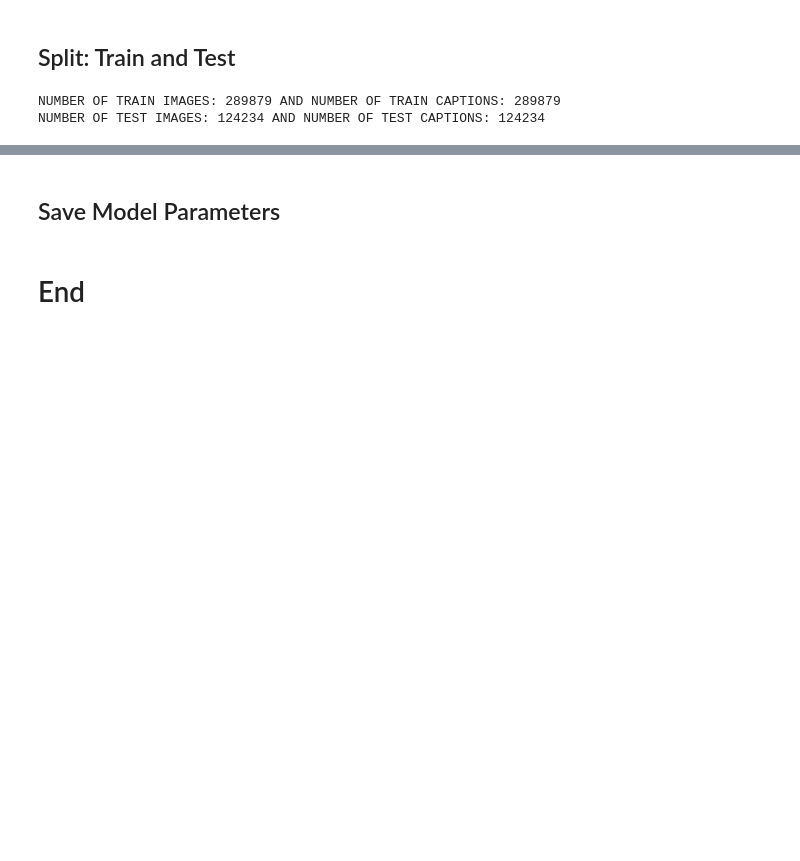
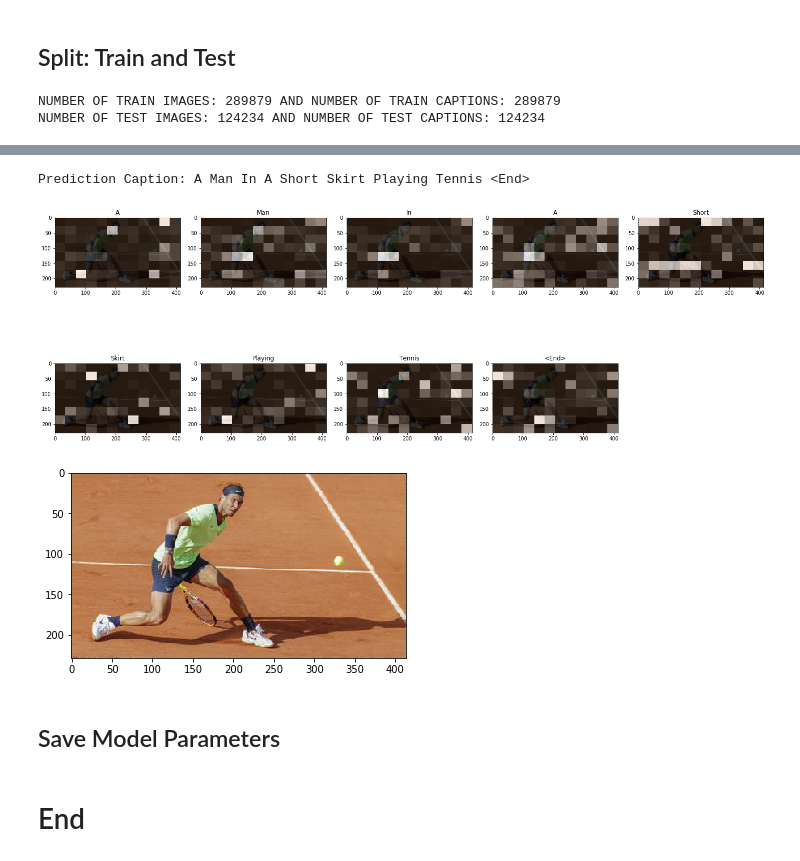
Before and after one commit to juanse1608/AST-ImageCaptioning, a Jupyter notebook: Notebooks/ImageCaptioningDemo.ipynb, the cells around one changed output, grey strips where cells are left out. Saved outputs shown, nothing was run; the diff lists cells and outputs as text; code cells hidden in the pictures; blank space fills up the shorter version.

```diff
--- a/Notebooks/ImageCaptioningDemo.ipynb
+++ b/Notebooks/ImageCaptioningDemo.ipynb
@@ -440,3 +535,38 @@ Time taken for 1 epoch 504.33 sec
+# %%
+def plot_attention(image, result, attention_plot):
+    temp_image = np.array(Image.open(image))
+
+    fig = plt.figure(figsize=(20, 20))
+
+    len_result = len(result)
+    for i in range(len_result):
+        temp_att = np.resize(attention_plot[i], (8,12))
+        grid_size = max(np.ceil(len_result/2), 4)
+        ax = fig.add_subplot(grid_size, grid_size, i+1)
+        ax.set_title(result[i].title())
+        img = ax.imshow(temp_image)
+        ax.imshow(temp_att, cmap='gray', alpha=0.8, extent=img.get_extent())
+
+    plt.tight_layout()
+    plt.show()
+# %%
+image_url = 'https://imagenes.elpais.com/resizer/7KXITMpDFmkpsxS8-EvyTp0_IoM=/414x0/cloudfront-eu-central-1.images.arcpublishing.com/prisa/HLPKVAU6TD5OBDKAIWTFCI5HYA.jpg'
+image_extension = image_url[-4:]
+image_path = tf.keras.utils.get_file('image_nadal'+image_extension, origin=image_url)
+
+result, attention_plot = evaluate(image_path)
+print('Prediction Caption:', ' '.join([r.title() for r in result]))
+
+plot_attention(image_path, result, attention_plot)
+
+# Opening the image
+img = mpimg.imread(image_path)
+img_plot = plt.imshow(img)
+plt.show()
+# %% [output]
+Prediction Caption: A Man In A Short Skirt Playing Tennis <End>
+[figure, added]
+[figure, added]
 # %% [markdown]
 ## Save Model Parameters
 # %%
```
Also changed, not shown: parts of 15 cells of this notebook.
